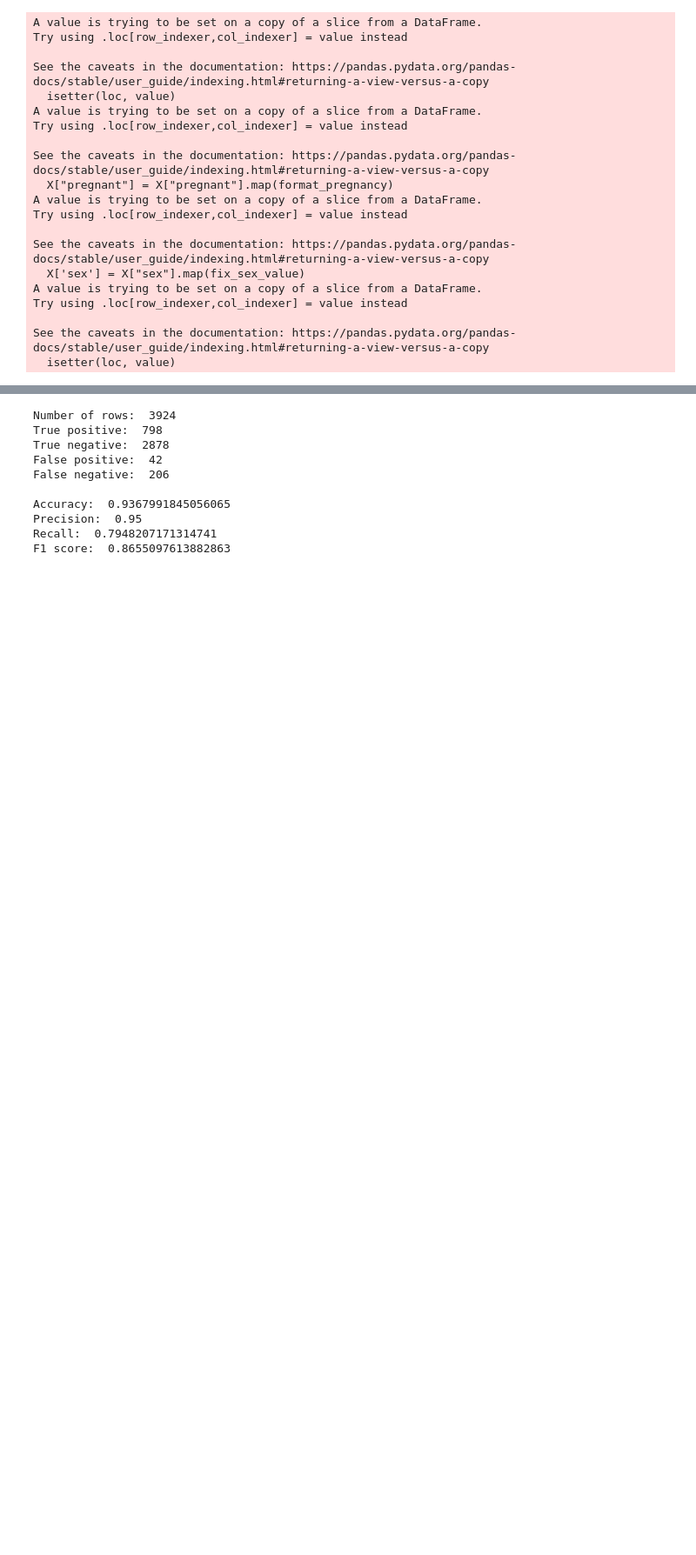
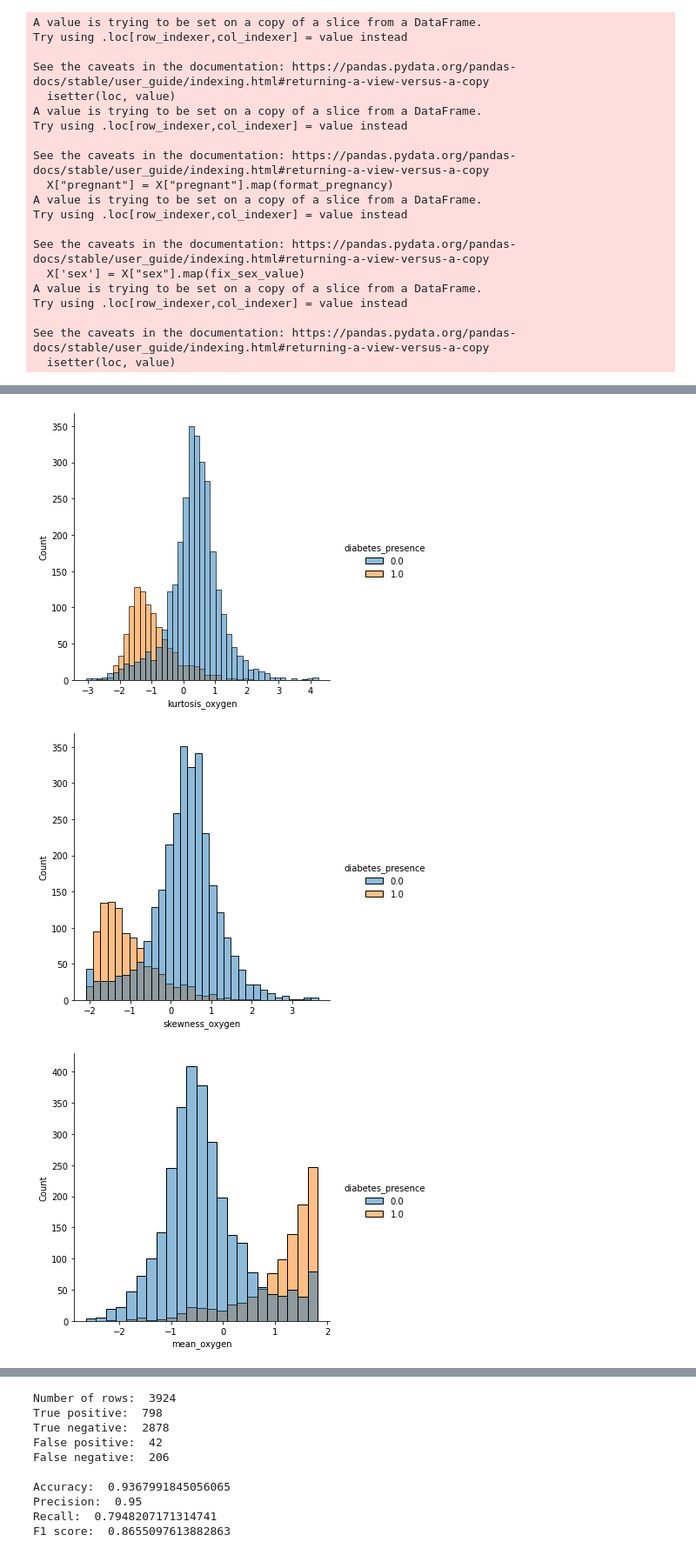
Before and after one commit to xsipka/FIIT_IAU_Projekt, a Jupyter notebook: phase_3.ipynb, the cells around one changed output, grey strips where cells are left out. Shown: that part at 87% size. Drawn from its saved outputs; the diff is of its cells as text; code cells hidden in the pictures; blank space fills up the shorter version.

```diff
--- a/phase_3.ipynb
+++ b/phase_3.ipynb
@@ -116,0 +130,7 @@ sns.boxplot(y = "kurtosis_glucose", x = "diabetes_presence", data= train_data)
+# %%
+for col in columns:
+    sns.displot(x = col, hue = "diabetes_presence", data = train_data)
+# %% [output]
+[figure, added]
+[figure, added]
+[figure, added]
```
Also changed, not shown: parts of 6 cells of this notebook.
